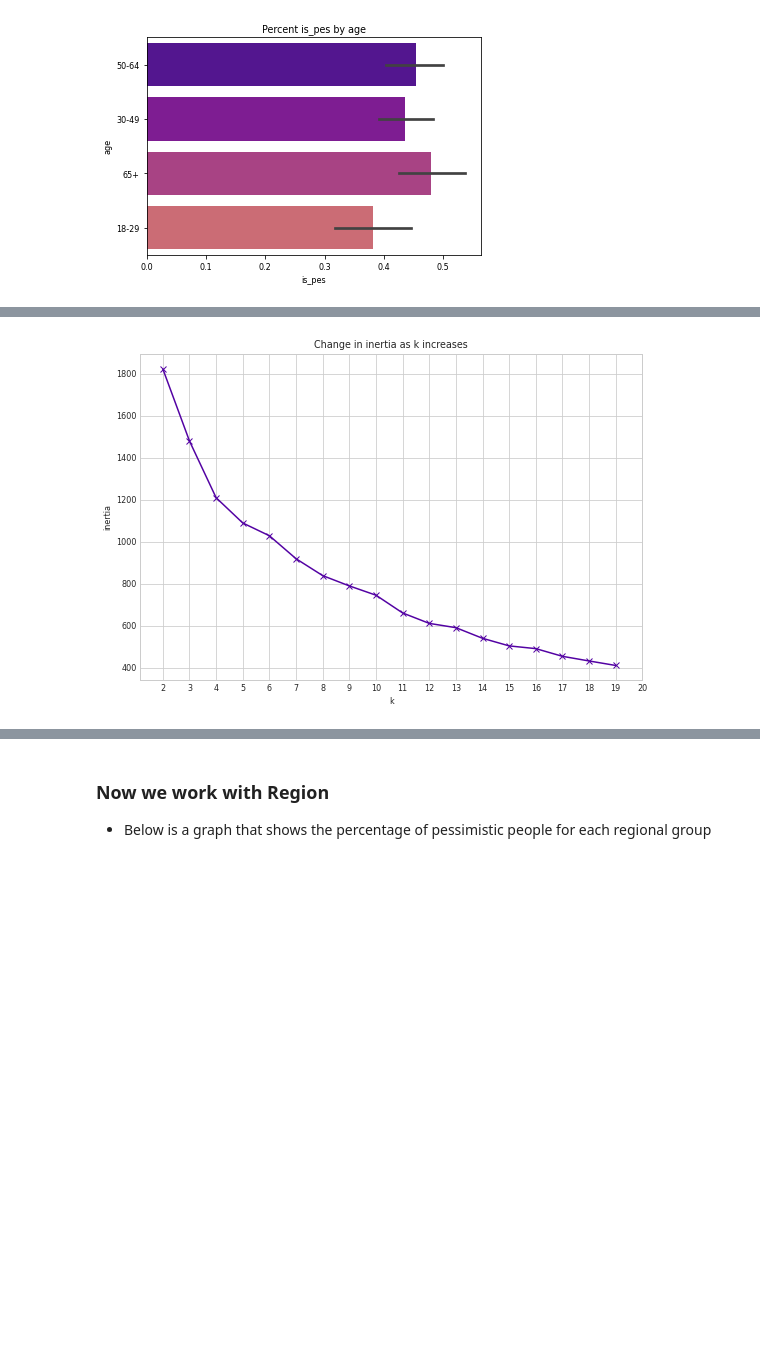
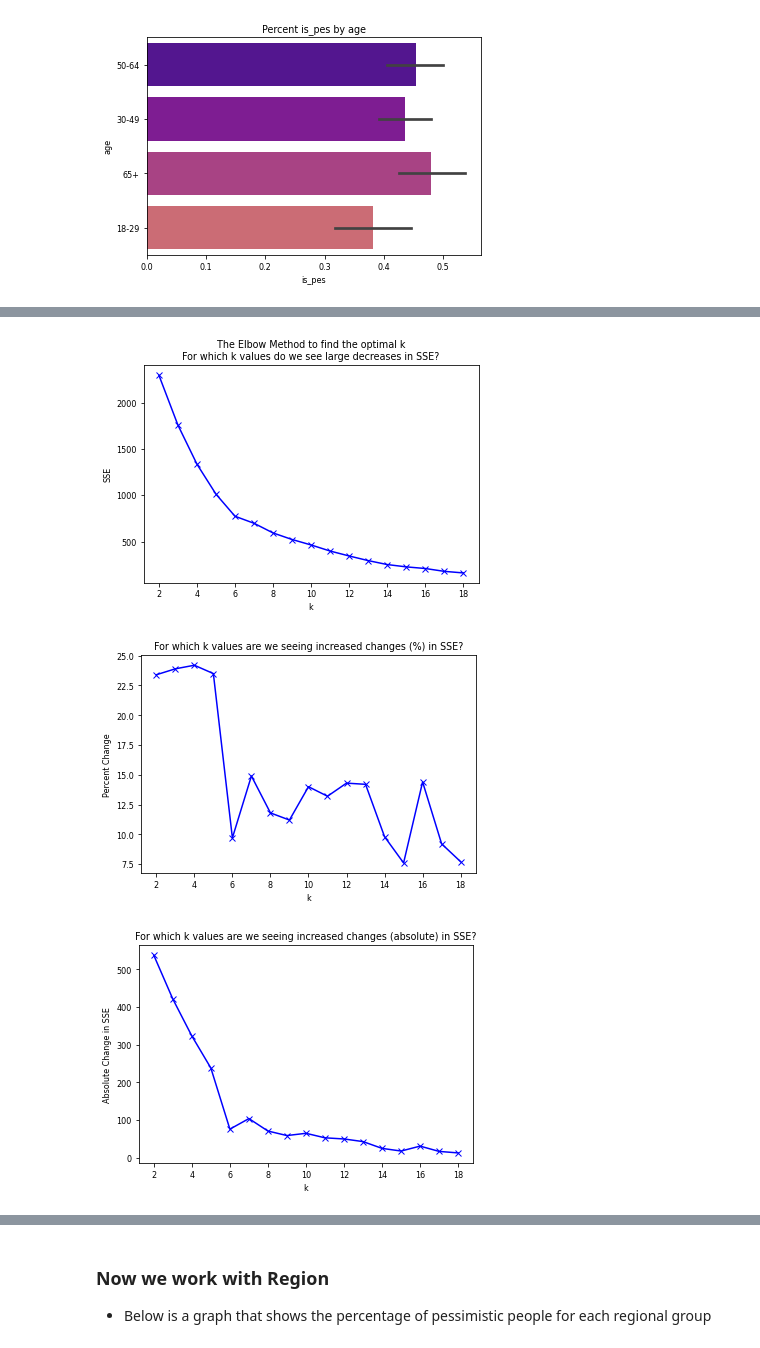
Before and after one commit to american-perspectives-capstone/american-attitudes, a Jupyter notebook: final_notebook.ipynb, the cells around one changed output, grey strips where cells are left out. Cells and saved outputs as stored; diff of their text form; code cells hidden in the pictures; blank space fills up the shorter version.

```diff
--- a/final_notebook.ipynb
+++ b/final_notebook.ipynb
@@ -1585,11 +1591,11 @@ with plt.style.context('seaborn-whitegrid'):
 # %%
 # Fit K-Means (just on train, again!)
-X = train[['age', 'share_americans_in_lower_class', 'job_security', 'happen_politics']].replace(replace_key)
+X = train[['age', 'happen_pub_ed', 'schools']].replace(replace_key)
 kmeans = KMeans(n_clusters=6, random_state=123)
 kmeans.fit(X)
 
-train['youngest_age_cluster'] = kmeans.predict(X)
-df['youngest_age_cluster'] = kmeans.predict(df[['age', 'share_americans_in_lower_class', 'job_security', 'happen_politics']].replace(replace_key))
+train['age_edu_cluster'] = kmeans.predict(X)
+df['age_edu_cluster'] = kmeans.predict(df[['age', 'happen_pub_ed', 'schools']].replace(replace_key))
 # %%
 # create a df to allow us to visualize where the centroids are
 centroids = pd.DataFrame(kmeans.cluster_centers_, columns=X.columns)
@@ -1614,13 +1620,6 @@ Text(0.5, 1.0, 'Visualizing Cluster Centers')
 # %%
-# lets plot inertia vs k
-X = train[['age', 'happen_politics', 'happen_health', 'happen_general']].replace(replace_key)
-
-with plt.style.context('seaborn-whitegrid'):
-    plt.figure(figsize=(9, 6))
-    pd.Series({k: KMeans(k, random_state=123).fit(X).inertia_ for k in range(2, 20)}).plot(marker='x')
-    plt.xticks(range(2, 21))
-    plt.xlabel('k')
-    plt.ylabel('inertia')
-    plt.title('Change in inertia as k increases')
+e.find_k(train.replace(replace_key), ['age', 'happen_wealthgap', 'share_americans_in_upper_class'], range(2,20))
 # %% [output]
-[figure, old version]
+[figure, new version]
+[figure, added]
+[figure, added]
```
Also changed, not shown: parts of 210 cells of this notebook.
